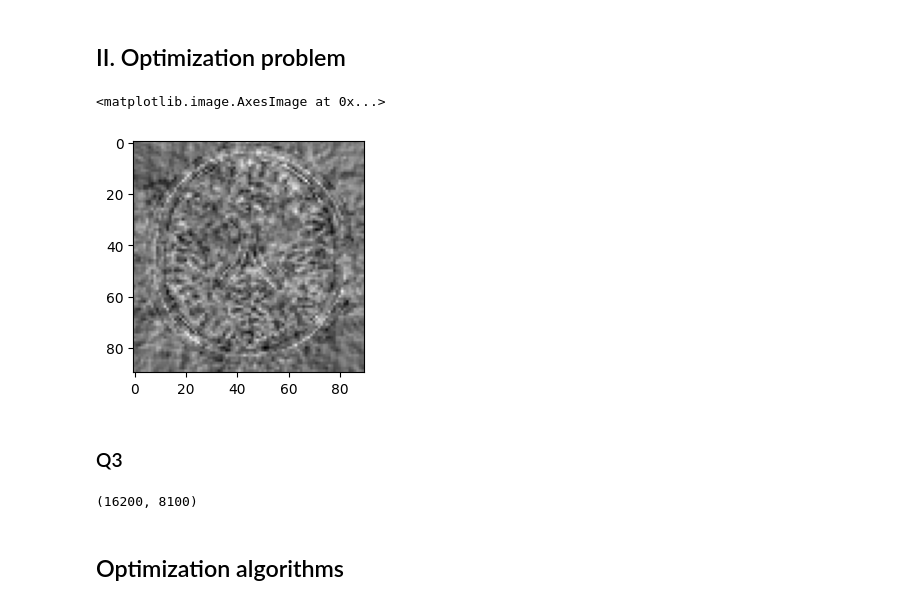
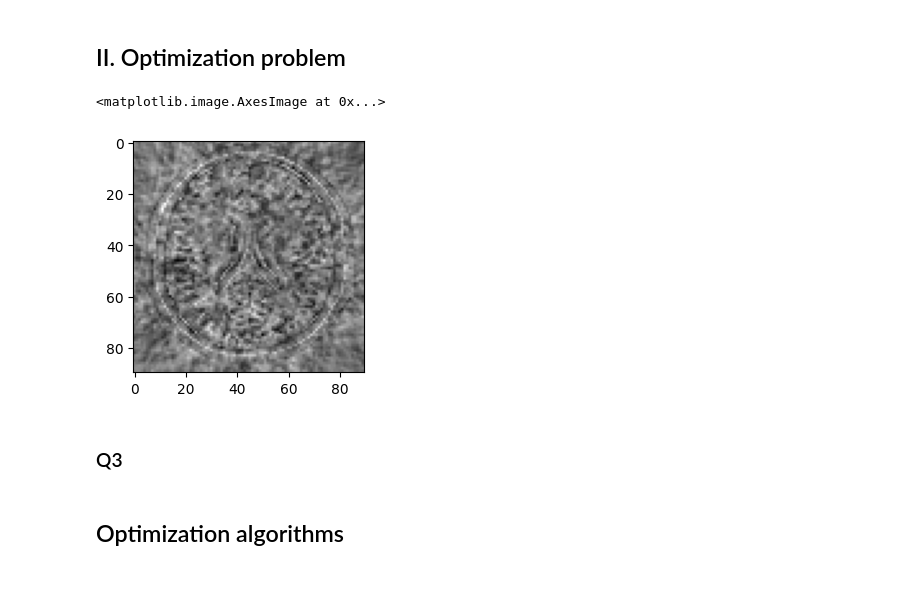
Before and after one commit to matthieuneau/optimization-lab, a Jupyter notebook: LSD_TP2_Theobald_Neau.ipynb, the cells around one changed output. Cells and saved outputs as stored; diff of their text form; code cells hidden in the pictures.

```diff
--- a/LSD_TP2_Theobald_Neau.ipynb
+++ b/LSD_TP2_Theobald_Neau.ipynb
@@ -67,30 +67,23 @@ def grad_r(x: np.ndarray) -> np.ndarray:
 def hessian_r(x: np.ndarray) -> np.ndarray:
     return G.T @ np.diag(phi_second(G @ x).flatten()) @ G
 
-def f(x: np.ndarray) -> float:
+def f(x: np.ndarray, H: np.ndarray, y:np.array) -> float:
     return 0.5 * np.linalg.norm(H @ x - y)**2 + lambda_ * r(x)
 
-def grad_f(x: np.ndarray) -> np.ndarray:
+def grad_f(x: np.ndarray, H: np.ndarray, y:np.array) -> np.ndarray:
     return H.T @ (H @ x - y) + lambda_ * grad_r(x)
 
-def hessian_f(x: np.ndarray) -> np.ndarray:
+def hessian_f(x: np.ndarray, H: np.ndarray, y:np.array) -> np.ndarray:
     return H.T @ H + lambda_ * hessian_r(x)
 # %%
-grad_test = grad_f(x_bar)
+grad_test = grad_f(x_bar, H, y)
 plt.figure(figsize=(3,3))
 plt.imshow(grad_test.reshape((90, 90), order='F'), cmap='gray')
 # %% [output]
 <matplotlib.image.AxesImage at 0x...>
-[figure, old version]
+[figure, new version]
 # %% [markdown]
 ### Q3
-# %%
-H_norm = float(scipy.sparse.linalg.svds(H, k=1, return_singular_vectors=False)[0])
-# G_norm = float(scipy.sparse.linalg.svds(G, k=1, return_singular_vectors=False)[0])
-# L = H_norm**2 + (lambda_/delta**2)*G_norm**2
-H.shape
-# %% [output]
-(16200, 8100)
 # %% [markdown]
 ## Optimization algorithms
 # %%
```
Also changed, not shown: parts of 4 cells of this notebook.
